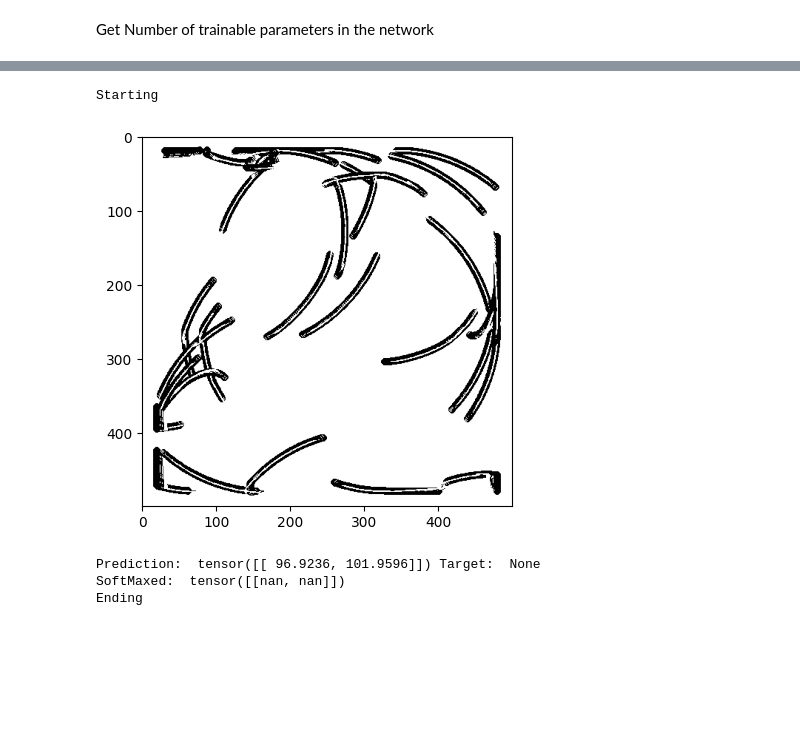
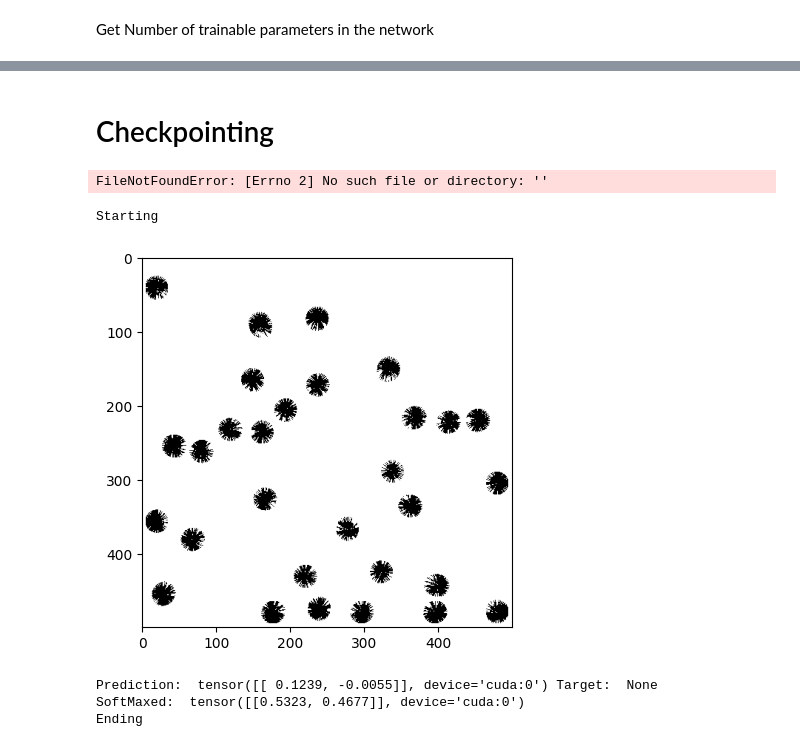
Before and after one commit to Connor-Mattson/SwarmBehaviorDiscovery, a Jupyter notebook: main.ipynb, the cells around one changed output, grey strips where cells are left out. Drawn from its saved outputs; the diff is of its cells as text; code cells hidden in the pictures; blank space fills up the shorter version.

Commit message:
Added Checkpointing, Dropout, and Objectosphere Loss

```diff
--- a/main.ipynb
+++ b/main.ipynb
@@ -16,3 +16,6 @@ from NovelSwarmBehavior.novel_swarms.config.defaults import ConfigurationDefault
 from NovelSwarmBehavior.novel_swarms.novelty.GeneRule import GeneRule
 from NovelSwarmBehavior.novel_swarms.config.OutputTensorConfig import OutputTensorConfig
 from generation.HaltedEvolution import HaltedEvolution
+
+device = torch.device('cuda' if torch.cuda.is_available() else 'cpu')
+print(device)
@@ -226,6 +263,7 @@ data_transform_training = transforms.Compose([
         p=1.0
     ),
     transforms.ToTensor(),
+    transforms.Normalize(0.0, 1.0)
 ])
 
 data_transform_testing = transforms.Compose([
@@ -237,15 +275,3 @@ train_folder = torchvision.datasets.ImageFolder(root="./data/train", transform=d
 test_folder = torchvision.datasets.ImageFolder(root="./data/test", transform=data_transform_testing)
 
 train_folder = torch.utils.data.ConcatDataset([train_folder] * 8)
-
-train_loader = torch.utils.data.DataLoader(
-    train_folder,
-    batch_size=1,
-    shuffle=True
-)
-
-test_loader = torch.utils.data.DataLoader(
-    test_folder,
-    batch_size=4,
-    shuffle=True
-)
@@ -313,0 +399,13 @@ OOD_Objectosphere:  tensor(2.8079)
+# %%
+TESTS = 100
+THRESHOLD = 1e-2
+for i in range(TESTS):
+    x = torch.rand(2, device=device)
+    softmax = custom_softmax(x, dim=0)
+    softsum = torch.sum(softmax)
+    if  softsum > (1 + THRESHOLD) or softsum < (1 - THRESHOLD):
+        print("Input: ", x)
+        print("Softmax: ", softmax)
+        print("Softsum: ", softsum)
+        assert False
+print(f"{TESTS} tests passed.")
@@ -389,0 +547,2 @@ Epoch 13
+# %% [markdown]
+# Checkpointing
@@ -390,36 +559,46 @@ Epoch 13
+# %%
+FILE_PATH = ""
+checkpoint = torch.load(FILE_PATH)
+# %% [output]
+FileNotFoundError: [Errno 2] No such file or directory: ''
 # %%
 print("Starting")
 import matplotlib.pyplot as plot
 
+model.eval()
 eval_folder = torchvision.datasets.ImageFolder(root="./data/eval", transform=data_transform_testing)
-eval_loader = test_loader = torch.utils.data.DataLoader(
+eval_loader = torch.utils.data.DataLoader(
     eval_folder,
     batch_size=4,
     shuffle=False
 )
 
 with torch.no_grad():
-    X, y = eval_loader.dataset[5]
+    X, _ = eval_loader.dataset[2]
+    # X, _ = eval_loader.dataset[3]
+    # X, _ = train_loader.dataset[28]
 
     plot.imshow(torch.squeeze(X), cmap='Greys')
     plot.show()
 
-    pred = model(X)
+    X = X.to(device)
+
+    pred = model(X.unsqueeze(0))
     # target = torch.tensor([y])
     print("Prediction: ", pred, "Target: ", None)
 
     # optimizer.zero_grad()
     #
     # test_loss = loss_fn(pred, target)
     # print("Loss: ", test_loss.item())
 
-    softy = custom_log_softmax(pred)
+    softy = custom_softmax(pred, dim=1)
     print("SoftMaxed: ", softy)
 
 print("Ending")
 # %% [output]
 Starting
-[figure, old version]
+[figure, new version]
-Prediction:  tensor([[ 96.9236, 101.9596]]) Target:  None
-SoftMaxed:  tensor([[nan, nan]])
+Prediction:  tensor([[ 0.1239, -0.0055]], device='cuda:0') Target:  None
+SoftMaxed:  tensor([[0.5323, 0.4677]], device='cuda:0')
 Ending
```
Also changed, not shown: parts of 12 cells of this notebook, 1 other file.
